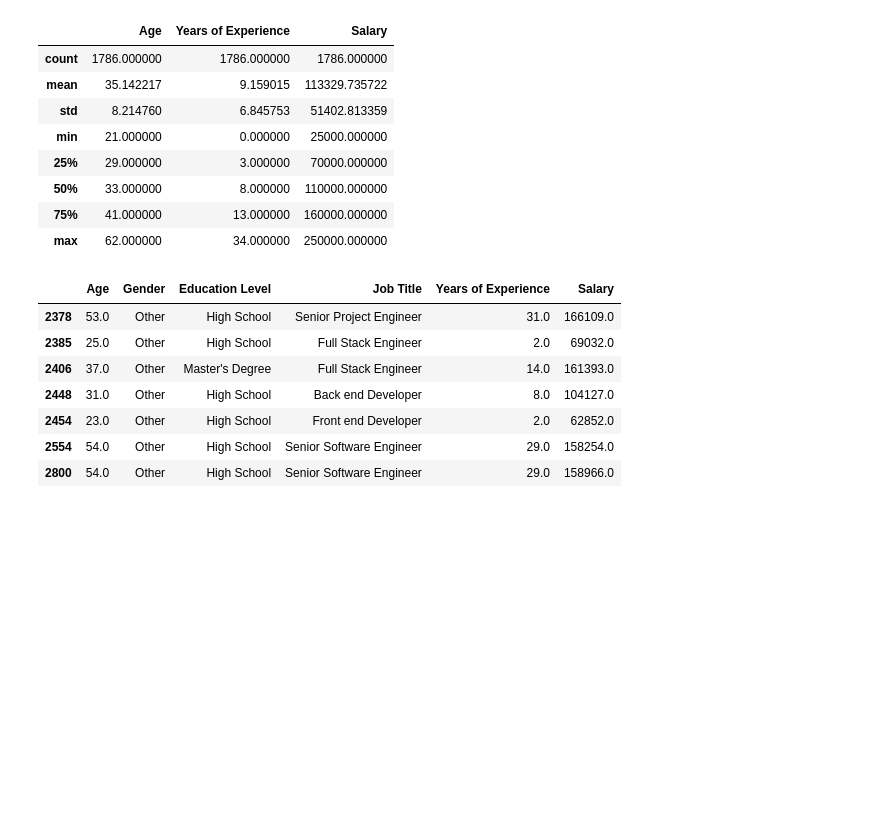
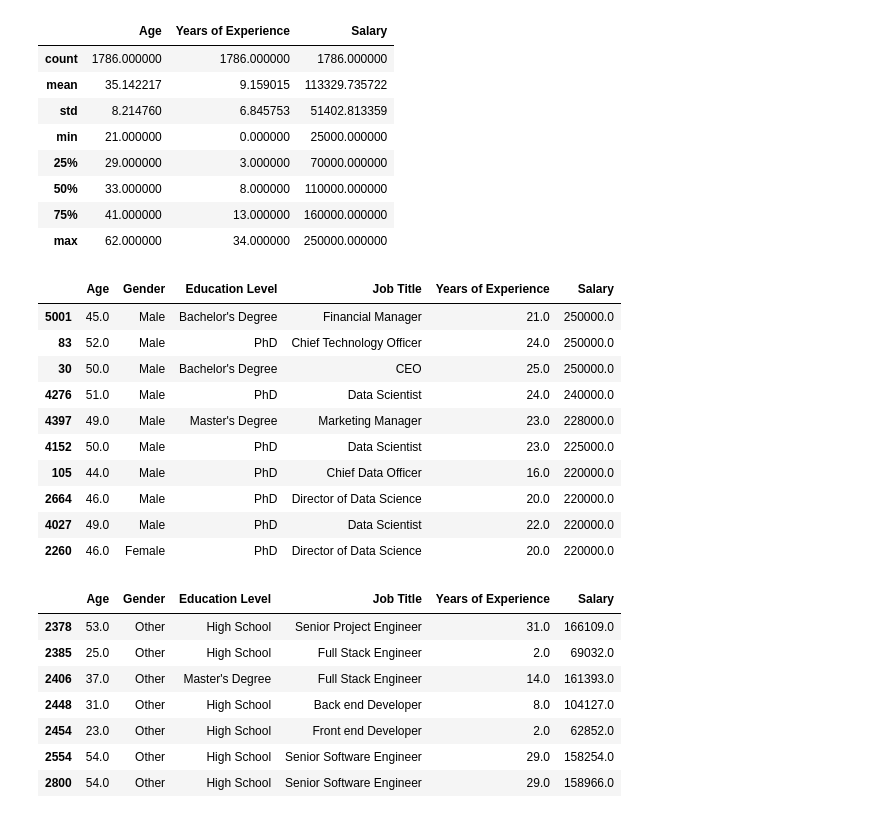
Before and after one commit to Caylie-Mackay/Data_Tech_Pyton_Final, a Jupyter notebook: Final_Python_Project.ipynb, the cells around one changed output. Saved outputs shown, nothing was run; the diff lists cells and outputs as text; code cells hidden in the pictures; blank space fills up the shorter version.

```diff
--- a/Final_Python_Project.ipynb
+++ b/Final_Python_Project.ipynb
@@ -141,6 +141,21 @@ df.describe()
 | 50% | 33.000000 | 8.000000 | 110000.000000 |
 | 75% | 41.000000 | 13.000000 | 160000.000000 |
 | max | 62.000000 | 34.000000 | 250000.000000 |
+# %%
+# Top ten Salaries
+df.sort_values('Salary', ascending=False).head(10)
+# %% [output]
+|  | Age | Gender | Education Level | Job Title | Years of Experience | Salary |
+| 5001 | 45.0 | Male | Bachelor's Degree | Financial Manager | 21.0 | 250000.0 |
+| 83 | 52.0 | Male | PhD | Chief Technology Officer | 24.0 | 250000.0 |
+| 30 | 50.0 | Male | Bachelor's Degree | CEO | 25.0 | 250000.0 |
+| 4276 | 51.0 | Male | PhD | Data Scientist | 24.0 | 240000.0 |
+| 4397 | 49.0 | Male | Master's Degree | Marketing Manager | 23.0 | 228000.0 |
+| 4152 | 50.0 | Male | PhD | Data Scientist | 23.0 | 225000.0 |
+| 105 | 44.0 | Male | PhD | Chief Data Officer | 16.0 | 220000.0 |
+| 2664 | 46.0 | Male | PhD | Director of Data Science | 20.0 | 220000.0 |
+| 4027 | 49.0 | Male | PhD | Data Scientist | 22.0 | 220000.0 |
+| 2260 | 46.0 | Female | PhD | Director of Data Science | 20.0 | 220000.0 |
 # %%
 df[df['Gender']=='Other']
 # %% [output]
```
